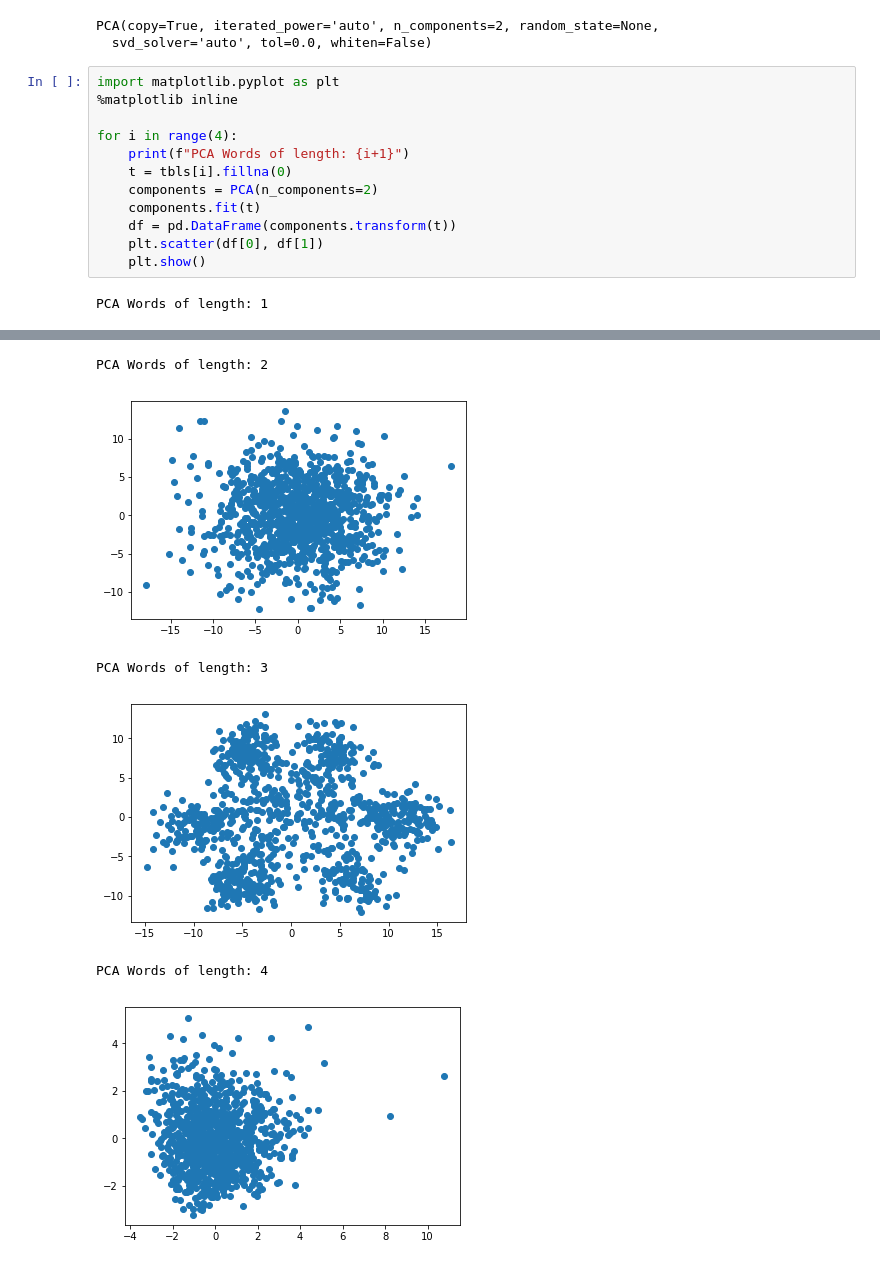
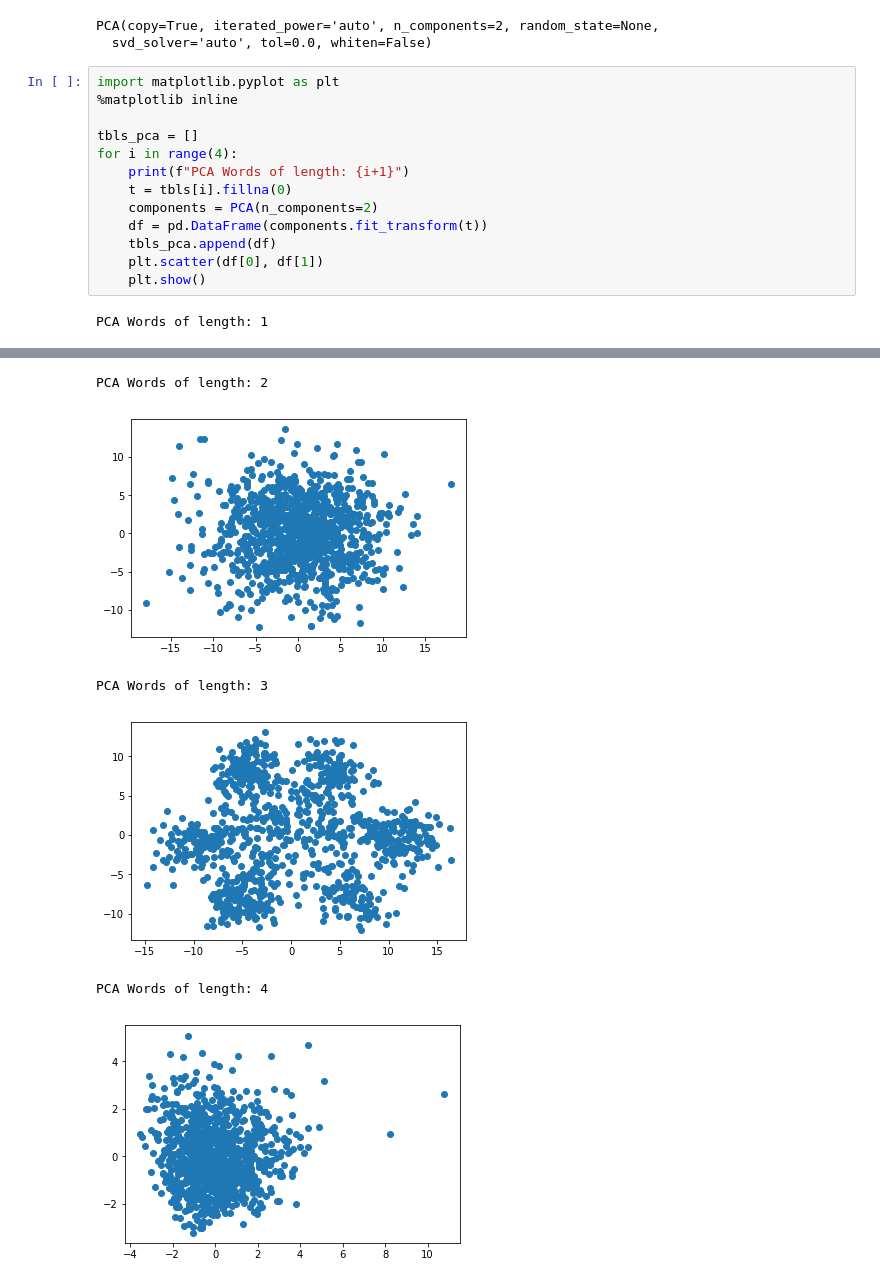
Before and after one commit to mrklees/Data-Science-And-Big-Data-Analytics, a Jupyter notebook: 1.1.1 PCA and K-Means Decipher Genome.ipynb, the cells around one changed output, grey strips where cells are left out. Drawn from its saved outputs; the diff is of its cells as text.

```diff
--- a/1.1.1 PCA and K-Means Decipher Genome.ipynb
+++ b/1.1.1 PCA and K-Means Decipher Genome.ipynb
@@ -49,21 +50,22 @@ PCA(copy=True, iterated_power='auto', n_components=2, random_state=None,
 # %%
 import matplotlib.pyplot as plt
 %matplotlib inline
 
+tbls_pca = []
 for i in range(4):
     print(f"PCA Words of length: {i+1}")
     t = tbls[i].fillna(0)
     components = PCA(n_components=2)
-    components.fit(t)
-    df = pd.DataFrame(components.transform(t))
+    df = pd.DataFrame(components.fit_transform(t))
+    tbls_pca.append(df)
     plt.scatter(df[0], df[1])
     plt.show()
 # %% [output]
 PCA Words of length: 1
 [figure]
 PCA Words of length: 2
 [figure]
 PCA Words of length: 3
 [figure]
 PCA Words of length: 4
-[figure, old version]
+[figure, new version]
```
Also changed, not shown: parts of 7 cells of this notebook.
